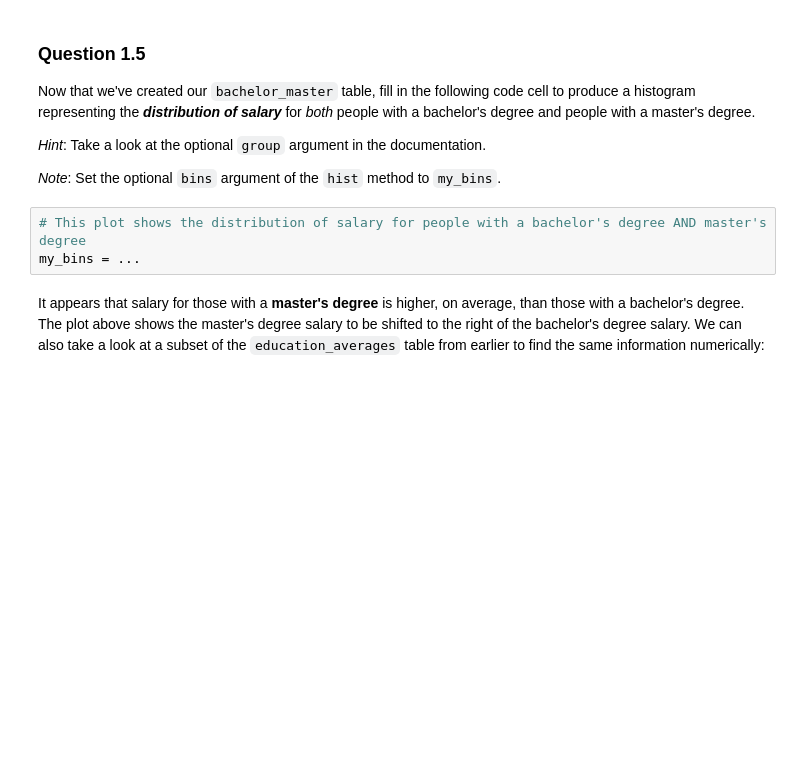
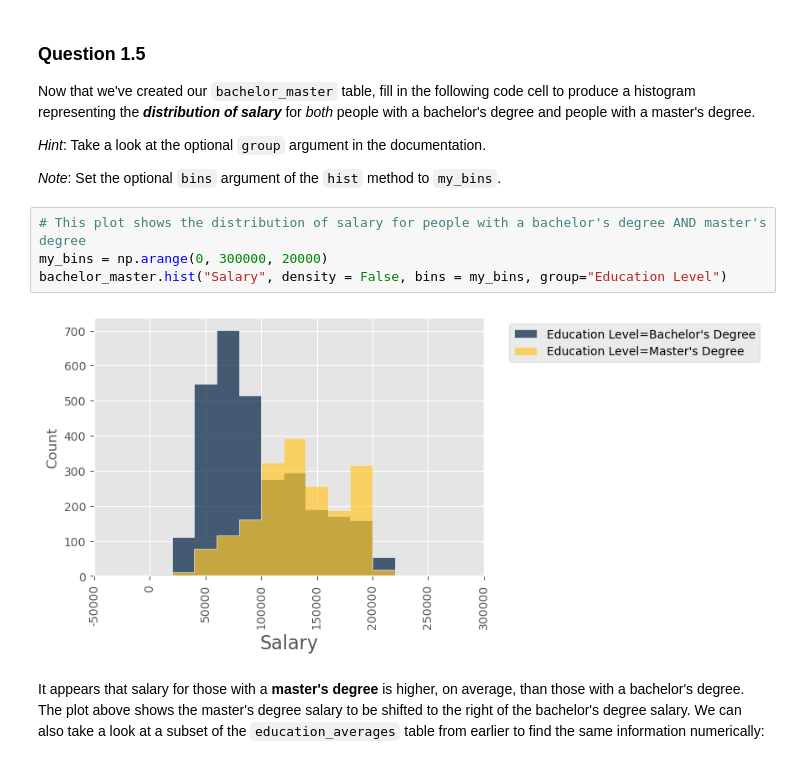
Before and after one commit to data-6-berkeley/materials-fa24, a Jupyter notebook: labs/lab06/lab06.ipynb, the cells around one changed output. Cells and saved outputs as stored; diff of their text form; blank space fills up the shorter version.

```diff
--- a/labs/lab06/lab06.ipynb
+++ b/labs/lab06/lab06.ipynb
@@ -207,7 +307,10 @@ Now that we've created our `bachelor_master` table, fill in the following code c
 *Note*: Set the optional `bins` argument of the `hist` method to `my_bins`.
 # %%
 # This plot shows the distribution of salary for people with a bachelor's degree AND master's degree
-my_bins = ...
+my_bins = np.arange(0, 300000, 20000)
+bachelor_master.hist("Salary", density = False, bins = my_bins, group="Education Level")
+# %% [output]
+[figure, added]
 # %% [markdown]
 <!-- END QUESTION -->
 
```
Also changed, not shown: parts of 27 cells of this notebook, 1 other file.
